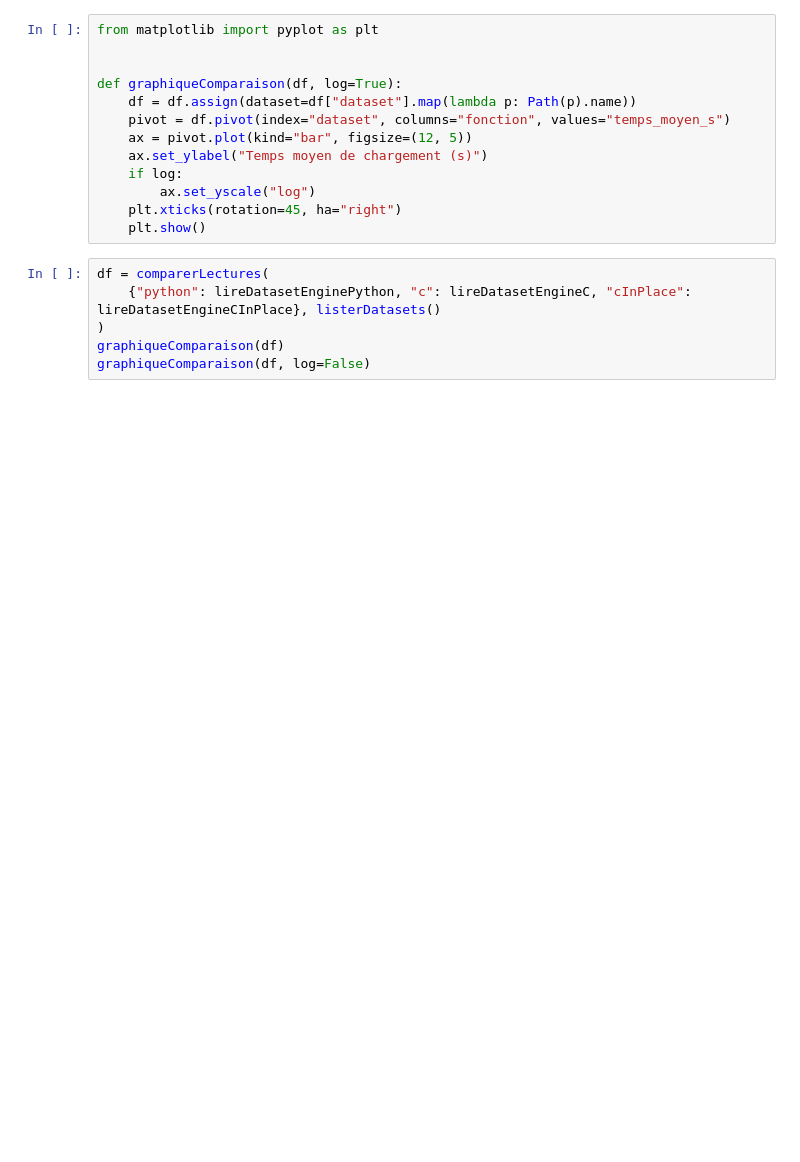
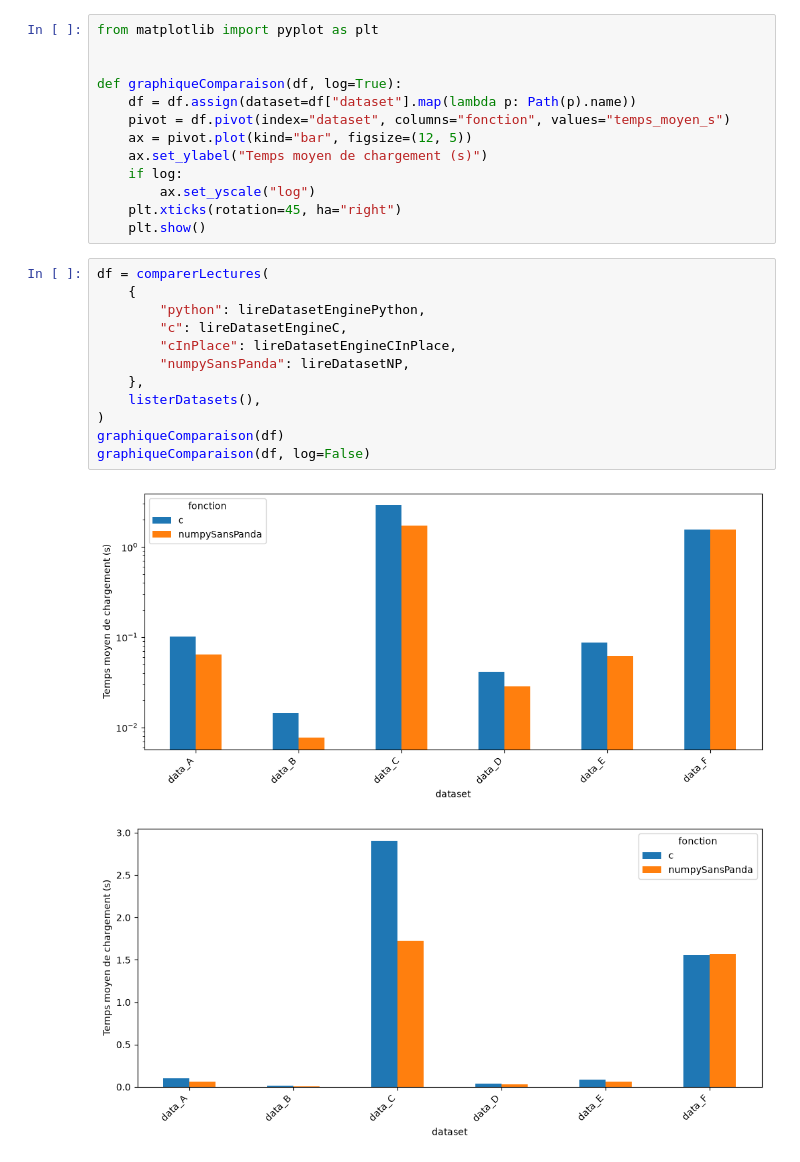
Before and after one commit to Baptcarf/ChallengeMachineLearning, a Jupyter notebook: notebook/datasetChargement.ipynb, the cells around one changed output. Drawn from its saved outputs; the diff is of its cells as text; blank space fills up the shorter version.

Commit message:
Optimisation sans passé par panda et seulement numpy (Reduc 50% sur DATA_C)

```diff
--- a/notebook/datasetChargement.ipynb
+++ b/notebook/datasetChargement.ipynb
@@ -181,7 +219,16 @@ def graphiqueComparaison(df, log=True):
     plt.show()
 # %%
 df = comparerLectures(
-    {"python": lireDatasetEnginePython, "c": lireDatasetEngineC, "cInPlace": lireDatasetEngineCInPlace}, listerDatasets()
+    {
+        "python": lireDatasetEnginePython,
+        "c": lireDatasetEngineC,
+        "cInPlace": lireDatasetEngineCInPlace,
+        "numpySansPanda": lireDatasetNP,
+    },
+    listerDatasets(),
 )
 graphiqueComparaison(df)
 graphiqueComparaison(df, log=False)
+# %% [output]
+[figure, added]
+[figure, added]
```
Also changed, not shown: parts of 3 cells of this notebook, 1 other file.
